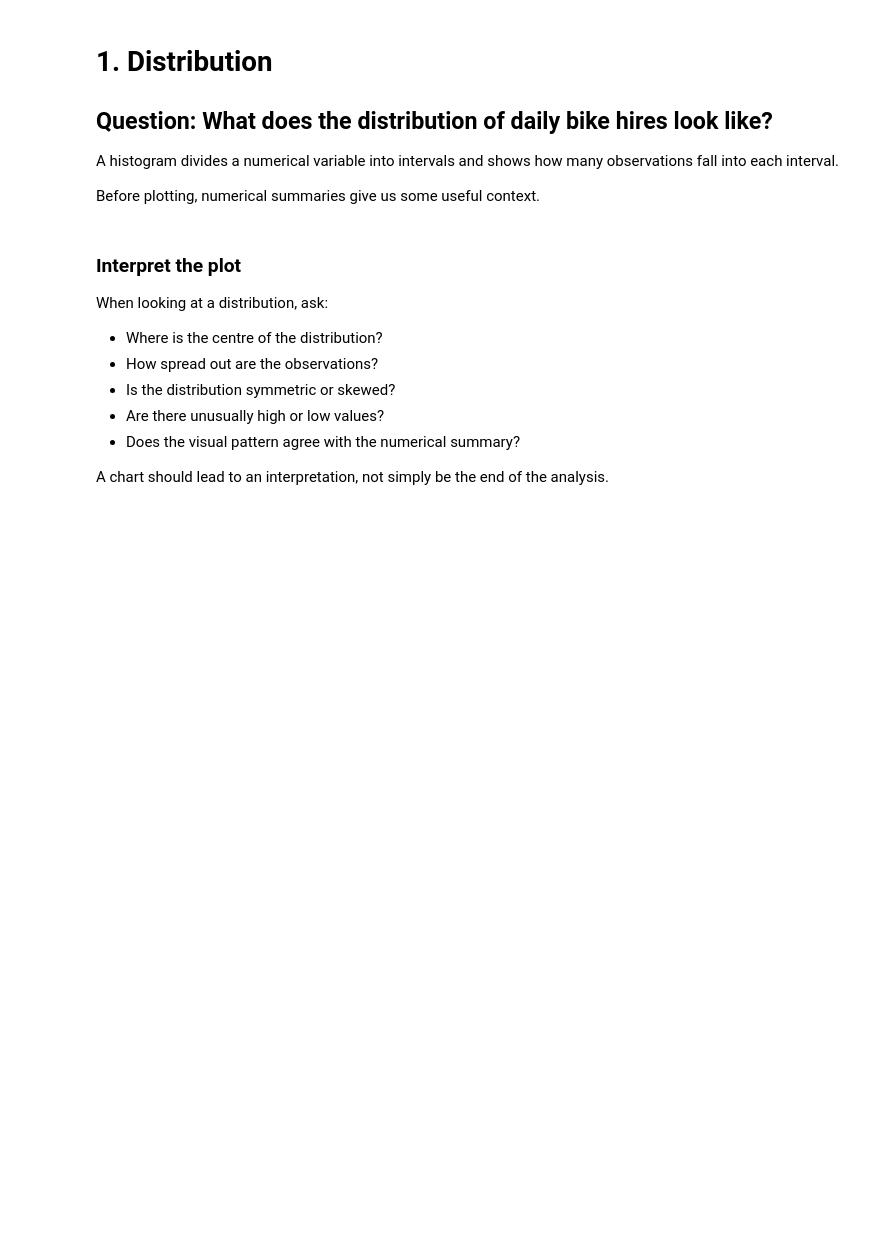
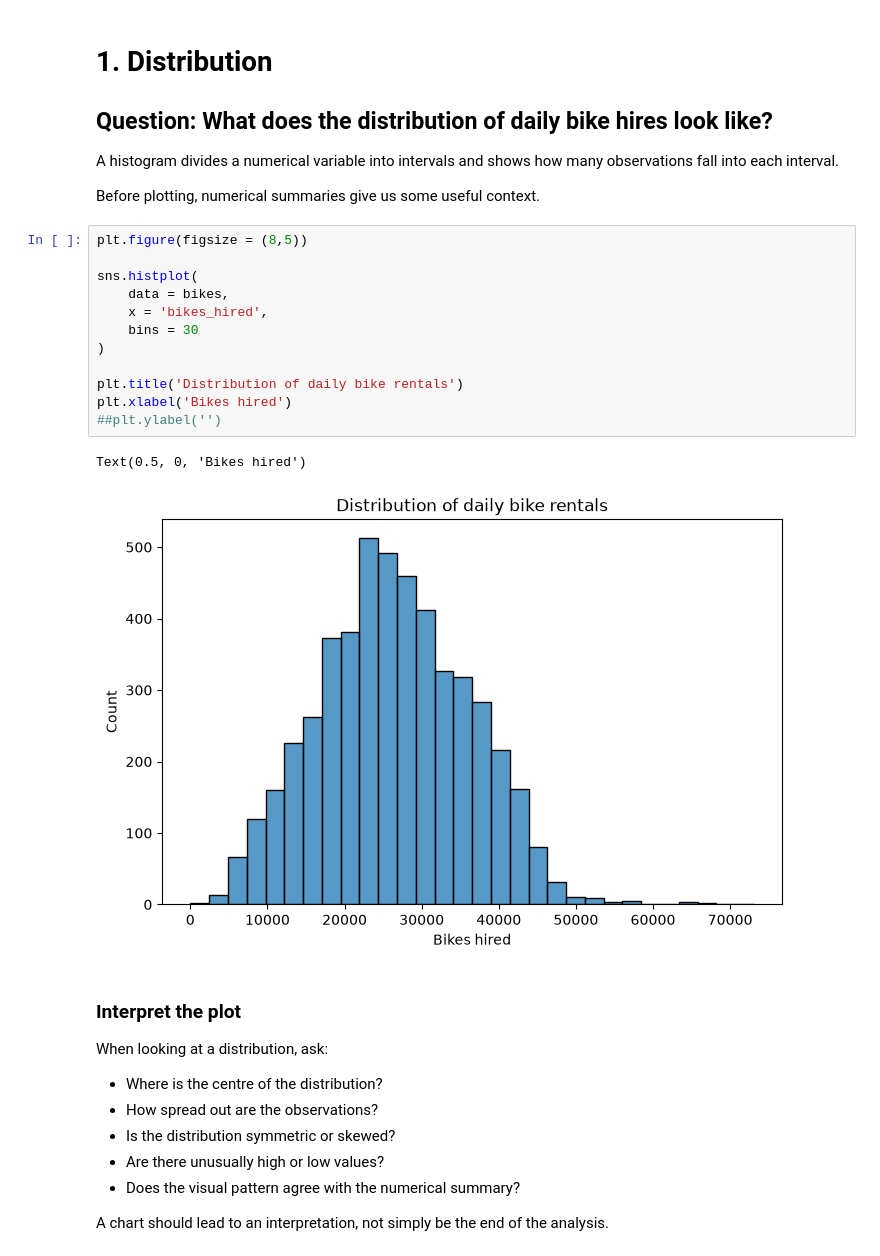
Before and after one commit to wenndybenavides/ANALYTICS-CODING, a Jupyter notebook: Session_2/4_Data_Visualisation_AUT26.ipynb, the cells around one changed output. Drawn from its saved outputs; the diff is of its cells as text; blank space fills up the shorter version.

```diff
--- a/Session_2/4_Data_Visualisation_AUT26.ipynb
+++ b/Session_2/4_Data_Visualisation_AUT26.ipynb
@@ -125,6 +137,21 @@ Choose the most appropriate chart for each question:
 A histogram divides a numerical variable into intervals and shows how many observations fall into each interval.
 
 Before plotting, numerical summaries give us some useful context.
+# %%
+plt.figure(figsize = (8,5))
+
+sns.histplot(
+    data = bikes,
+    x = 'bikes_hired',
+    bins = 30
+)
+
+plt.title('Distribution of daily bike rentals')
+plt.xlabel('Bikes hired')
+##plt.ylabel('')
+# %% [output]
+Text(0.5, 0, 'Bikes hired')
+[figure, added]
 # %% [markdown]
 ### Interpret the plot
 
```
Also changed, not shown: parts of 9 cells of this notebook, 2 other files.
